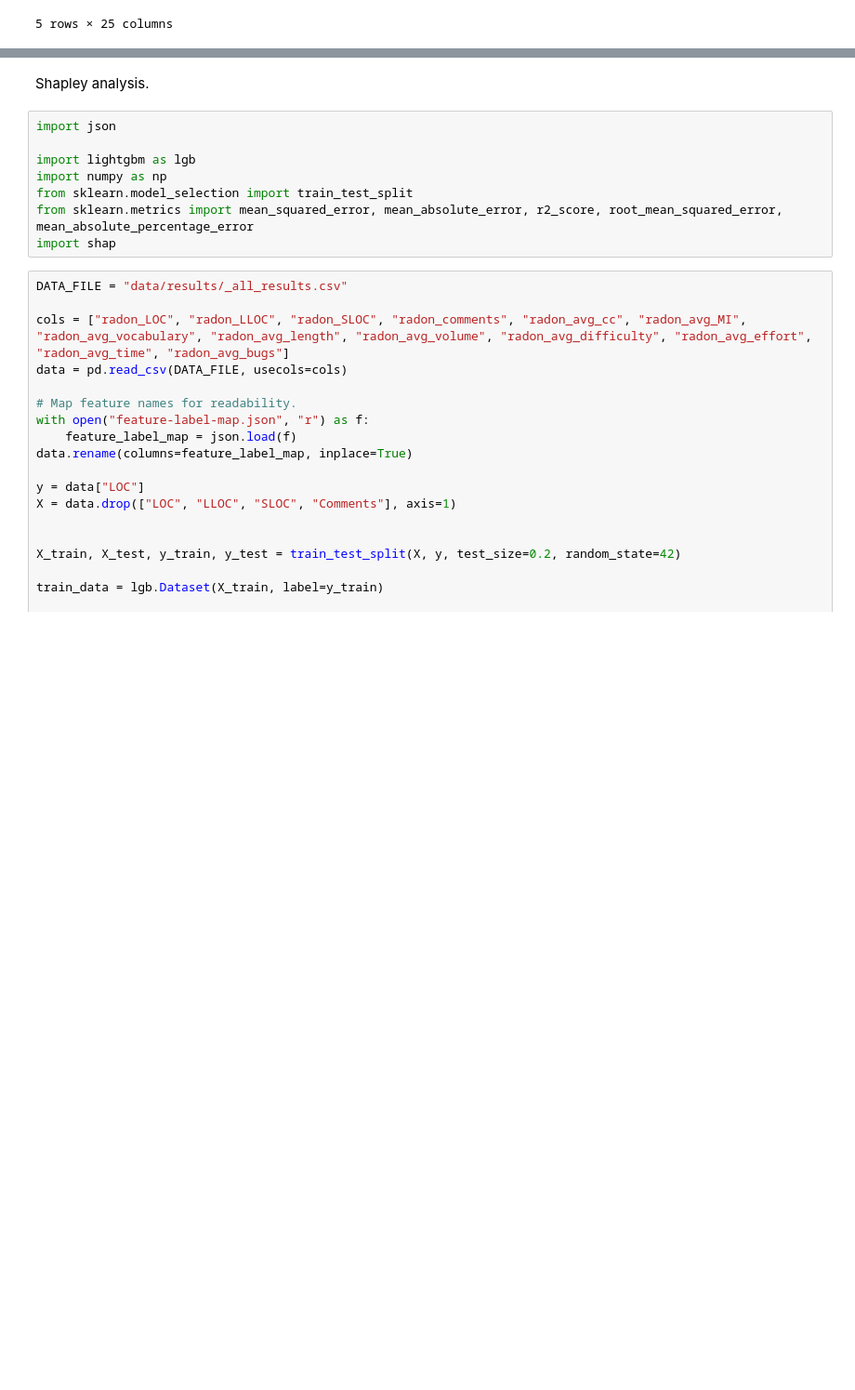
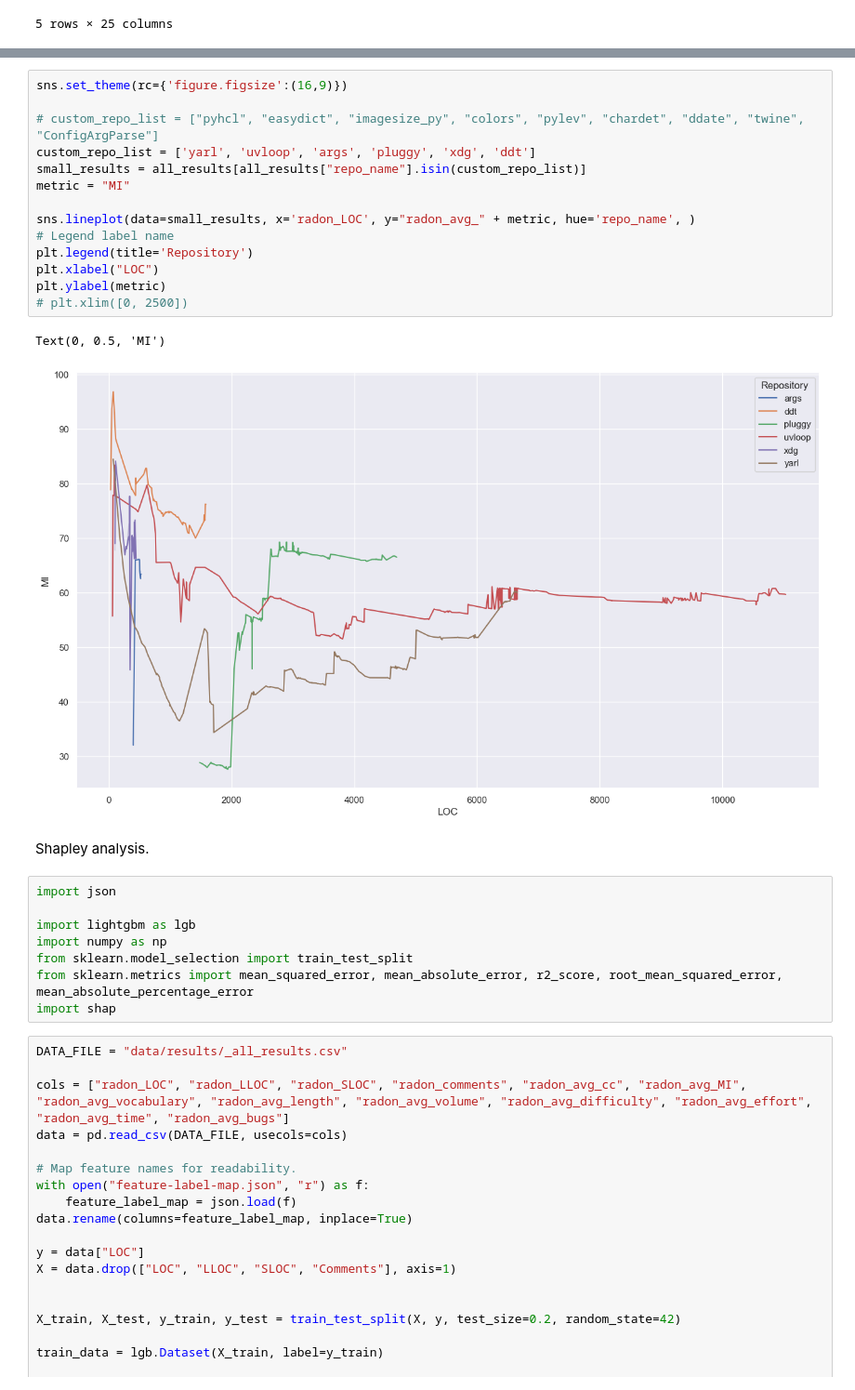
Before and after one commit to qwerltaz/metric-dynamics, a Jupyter notebook: eda.ipynb, the cells around one changed output, grey strips where cells are left out. Shown at 93% size. Saved outputs shown, nothing was run; the diff lists cells and outputs as text; blank space fills up the shorter version.

```diff
--- a/eda.ipynb
+++ b/eda.ipynb
@@ -83,3 +87,20 @@ all_results.loc[all_results[col].idxmin()], all_results.loc[all_results[col].idx
+# %%
+sns.set_theme(rc={'figure.figsize':(16,9)})
+
+# custom_repo_list = ["pyhcl", "easydict", "imagesize_py", "colors", "pylev", "chardet", "ddate", "twine", "ConfigArgParse"]
+custom_repo_list = ['yarl', 'uvloop', 'args', 'pluggy', 'xdg', 'ddt']
+small_results = all_results[all_results["repo_name"].isin(custom_repo_list)]
+metric = "MI"
+
+sns.lineplot(data=small_results, x='radon_LOC', y="radon_avg_" + metric, hue='repo_name', )
+# Legend label name
+plt.legend(title='Repository')
+plt.xlabel("LOC")
+plt.ylabel(metric)
+# plt.xlim([0, 2500])
+# %% [output]
+Text(0, 0.5, 'MI')
+[figure, added]
 # %% [markdown]
 Shapley analysis.
 # %%
```
Also changed, not shown: parts of 6 cells of this notebook.
